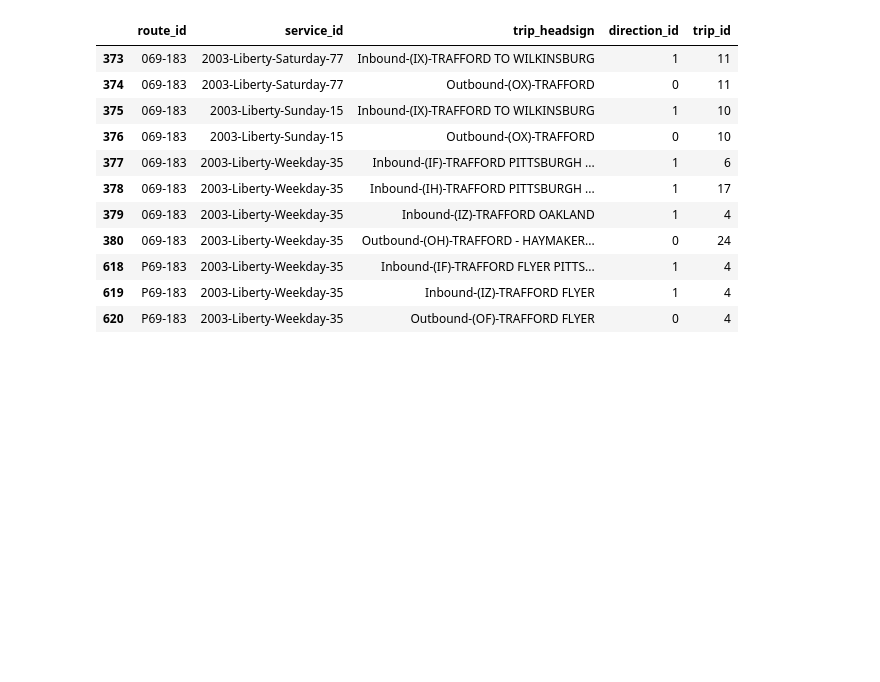
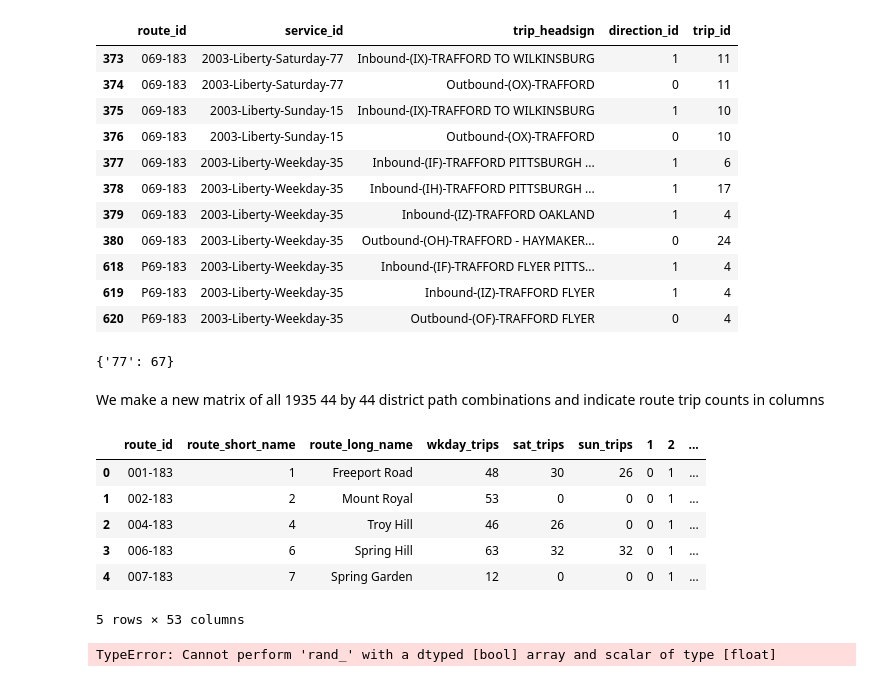
Before and after one commit to MattSamach/PPT_East_Busway, a Jupyter notebook: Notebooks/SPC_Trips.ipynb, the cells around one changed output. Saved outputs shown, nothing was run; the diff lists cells and outputs as text; code cells hidden in the pictures; blank space fills up the shorter version.

Commit message:
full o-d ridership

```diff
--- a/Notebooks/SPC_Trips.ipynb
+++ b/Notebooks/SPC_Trips.ipynb
@@ -507,9 +501,10 @@ route_ref.head()
 # %%
+route_spc_ref = route_ref
 for dist_no in range(1,45):
-    reference = route_matcher(route.route_short_name, dist_no, district_dict)
+    reference = route_matcher(route.route_short_name, dist_no, district_route_dict)
     route[str(dist_no)] = reference
 
-route_ref
+route_spc_ref
 # %% [output]
 |  | route_id | route_short_name | route_long_name | wkday_trips | sat_trips | sun_trips | 1 | 2 | ... |
 | 0 | 001-183 | 1 | Freeport Road | 48 | 30 | 26 | 0 | 1 | ... |
@@ -546,0 +550,43 @@ grouped_df[grouped_df.route_id.str.contains('69')]
+# %%
+find_dist_ratio(17, 19, district_route_dict)
+# %% [output]
+{'77': 67}
+# %%
+def find_dist_spc(route_no, dist_A, dist_B, dist_route_ref_dict):
+    overlap_routes = dist_route_ref_dict[dist_A].intersection(dist_route_ref_dict[dist_B])
+    if route_no in overlap_routes:
+        return(route_ref.loc[route_ref['route_short_name'] == r, ['wkday_trips']].iloc[0]['wkday_trips'])
+    else:
+        return(0)
+# %% [markdown]
+We make a new matrix of all 1935 44 by 44 district path combinations and indicate route trip counts in columns
+# %%
+dist_A = list(range(1,45))
+dist_B = dist_A
+
+spc_dist_full = pd.MultiIndex.from_product([dist_A, dist_B], names = ["dist_A", "dist_B"])
+spc_dist_full = pd.DataFrame(index = spc_dist_full).reset_index()
+# %%
+dist_tuples = list(spc_dist_full.itertuples(index=False, name=None))
+# %%
+spc_from_to_routes = route
+for t in dist_tuples[0:3]:
+    route_tuple_col = [find_dist_spc(r, t[0], t[1], district_route_dict) for r in route.route_short_name]
+    spc_from_to_routes['{0}-{1}'.format(t[0],t[1])] = route_tuple_col
+spc_from_to_routes.head()
+# %% [output]
+|  | route_id | route_short_name | route_long_name | wkday_trips | sat_trips | sun_trips | 1 | 2 | ... |
+| 0 | 001-183 | 1 | Freeport Road | 48 | 30 | 26 | 0 | 1 | ... |
+| 1 | 002-183 | 2 | Mount Royal | 53 | 0 | 0 | 0 | 1 | ... |
+| 2 | 004-183 | 4 | Troy Hill | 46 | 26 | 0 | 0 | 1 | ... |
+| 3 | 006-183 | 6 | Spring Hill | 63 | 32 | 32 | 0 | 1 | ... |
+| 4 | 007-183 | 7 | Spring Garden | 12 | 0 | 0 | 0 | 1 | ... |
+5 rows × 53 columns
+# %%
+for r in route.route_short_name:
+    AB_route_trips = [find_dist_spc(r, tup[0], tup[1], district_route_dict) for tup in dist_tuples]
+    spc_dist_full[r] = AB_route_trips
+
+spc_dist_full.head()
+# %% [output]
+TypeError: Cannot perform 'rand_' with a dtyped [bool] array and scalar of type [float]
```
Also changed, not shown: parts of 4 cells of this notebook.
